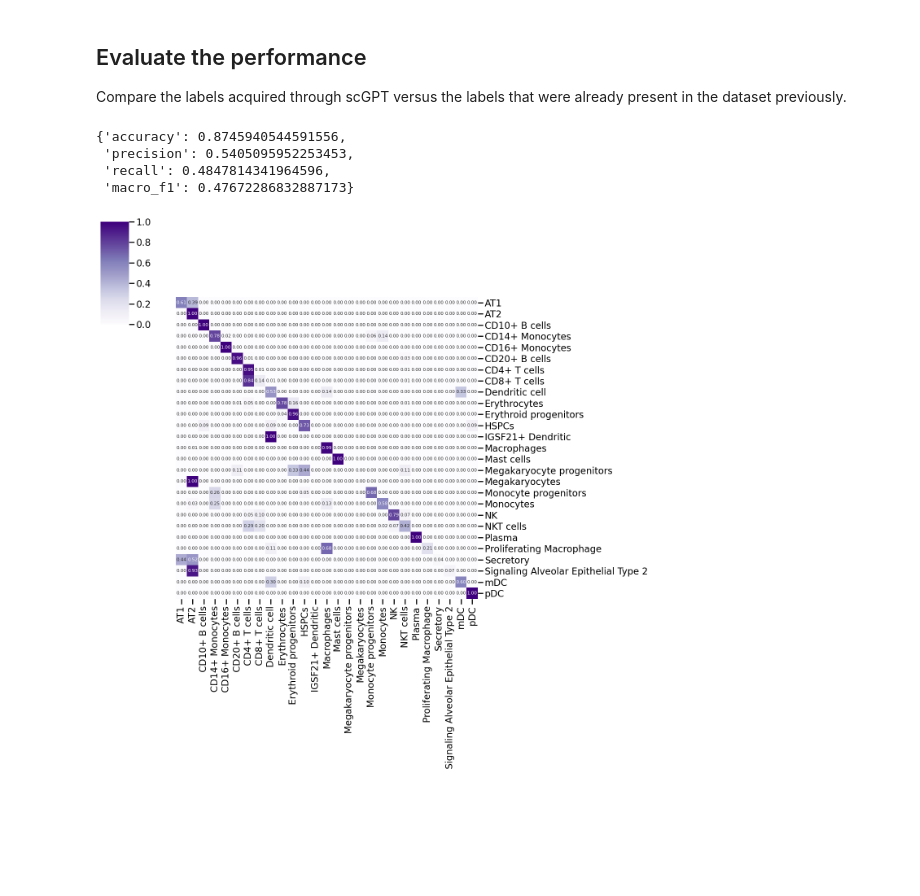
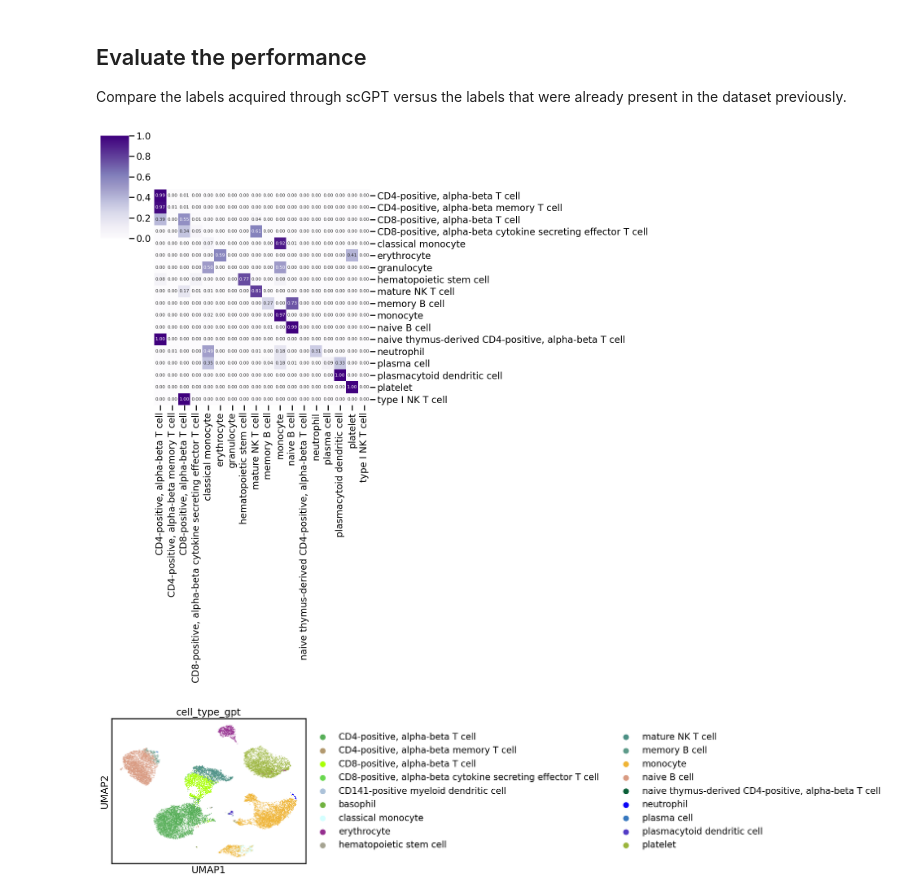
Before and after one commit to jvfe/scgpt_experiments, a Jupyter notebook: analysis/jupyter/Ref_Mapping.ipynb, the cells around one changed output. Drawn from its saved outputs; the diff is of its cells as text; code cells hidden in the pictures; blank space fills up the shorter version.

Commit message:
refactor: Encapsulate code in functions
- Ref mapping code is encapsulated in general purpose functions
- Reference data embedding is done on a separate file

```diff
--- a/analysis/jupyter/Ref_Mapping.ipynb
+++ b/analysis/jupyter/Ref_Mapping.ipynb
@@ -51,9 +141,13 @@ warnings.filterwarnings("ignore", category=ResourceWarning)
 # %% [markdown]
 Load the dataset, you may download the dataset from [here](https://drive.google.com/drive/folders/1jSPoPunGQOmd71vDsK0FS7UvmDhGdhQS?usp=sharing). We set the columns storing gene name columns, batch key and cell type key.
 # %%
+integration = "rpca"
+
 model_dir = Path("../../data/model/")
-adata = sc.read_h5ad('../../data/covid/batch_covid_subsampled_train.h5ad')
-test_adata = sc.read_h5ad('../../data/covid/batch_covid_subsampled_test.h5ad')
+ref = sc.read_h5ad('../../results/blood_sapiens_embeddings.h5ad')
+query = sc.read_h5ad(f"../../data/{integration}.h5ad")
 
-cell_type_key = "celltype"
-gene_col = "gene_name"
+cell_type_key = "cell_type"
+gene_col = "name"
+
+query.obs[cell_type_key] = query.obs['predicted.id']
@@ -105,0 +154,2 @@ See the tutorial for concat at: https://anndata.readthedocs.io/en/latest/concate
+# %%
+query_embed = embed_data(query, model_dir, gene_col)
@@ -169,0 +171,2 @@ sc.pl.umap(
+# %%
+query_res = get_annotations(query_embed, ref, cell_type_key)
@@ -171,37 +178,14 @@ sc.pl.umap(
 ## Evaluate the performance
 
 Compare the labels acquired through scGPT versus the labels that were already present in the dataset previously.
-# %%
-res_dict = {
-    "accuracy": accuracy_score(gt, preds),
-    "precision": precision_score(gt, preds, average="macro"),
-    "recall": recall_score(gt, preds, average="macro"),
-    "macro_f1": f1_score(gt, preds, average="macro"),
-}
-
-res_dict
-# %% [output]
-{'accuracy': 0.8745940544591556,
- 'precision': 0.5405095952253453,
- 'recall': 0.4847814341964596,
- 'macro_f1': 0.47672286832887173}
-# %%
-y_true = gt
-y_pred = preds
-cell_type_list = np.unique(y_true)
-matrix = confusion_matrix(y_true, y_pred, labels=cell_type_list)
-matrix = matrix.astype("float") / matrix.sum(axis=1)[:, np.newaxis]
-
-df = pd.DataFrame(matrix, index=cell_type_list[:matrix.shape[0]], columns=cell_type_list[:matrix.shape[1]])
-
-ax = sns.clustermap(df,
-                    cmap='Purples',
-                    annot=True ,fmt=".2f",
-                    annot_kws={'size': 8},
-                    vmin=0,
-                    vmax=1,
-                    row_cluster=False,
-                    col_cluster=False,
-                    figsize=(14, 14))
-# %% [output]
-[figure, removed]
+# %%
+query_dict = compare_results(query_res[0], query_res[1], integration)
+with open(f"../../results/{integration}_metrics.json", "w") as fp:
+    json.dump(query_dict, fp)
+# %% [output]
+[figure, added]
+# %%
+compute_umap(query_embed, rep="X_scGPT")
+create_plots(query_embed, "cell_type_gpt", pal, f"{integration}_umap_gpt")
+# %% [output]
+[figure, added]
```
Also changed, not shown: parts of 27 cells of this notebook, 1 other file.
